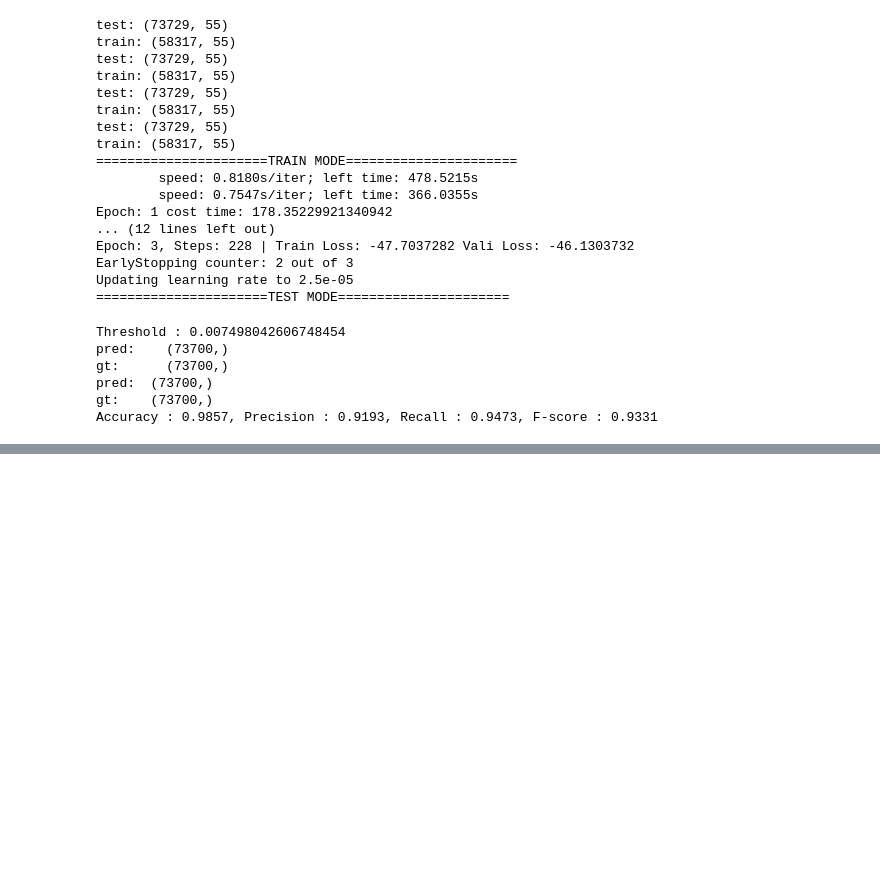
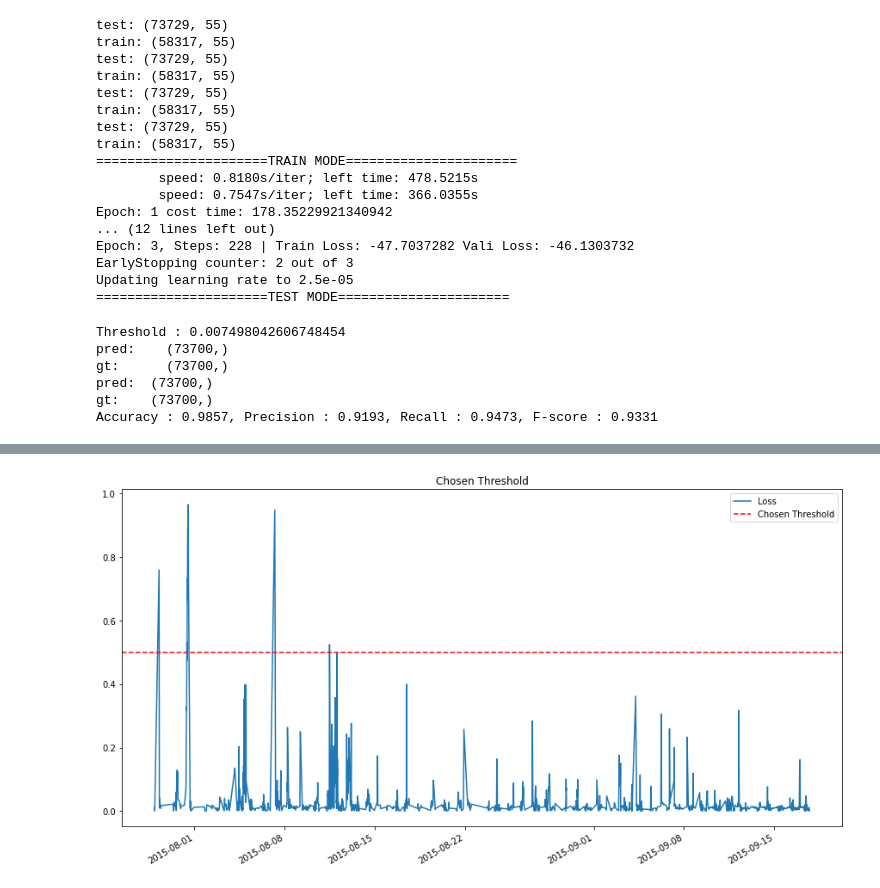
Before and after one commit to antonioalbanese/Time-Series-Anomaly-Detection-An-experimental-survey, a Jupyter notebook: Experiment.ipynb, the cells around one changed output, grey strips where cells are left out. Saved outputs shown, nothing was run; the diff lists cells and outputs as text; code cells hidden in the pictures; blank space fills up the shorter version.

```diff
--- a/Experiment.ipynb
+++ b/Experiment.ipynb
@@ -72,0 +204,4 @@ Accuracy : 0.9857, Precision : 0.9193, Recall : 0.9473, F-score : 0.9331
+# %%
+loss_plot(preds_losses, THRESHOLD)
+# %% [output]
+[figure, added]
```
Also changed, not shown: parts of 11 cells of this notebook.
